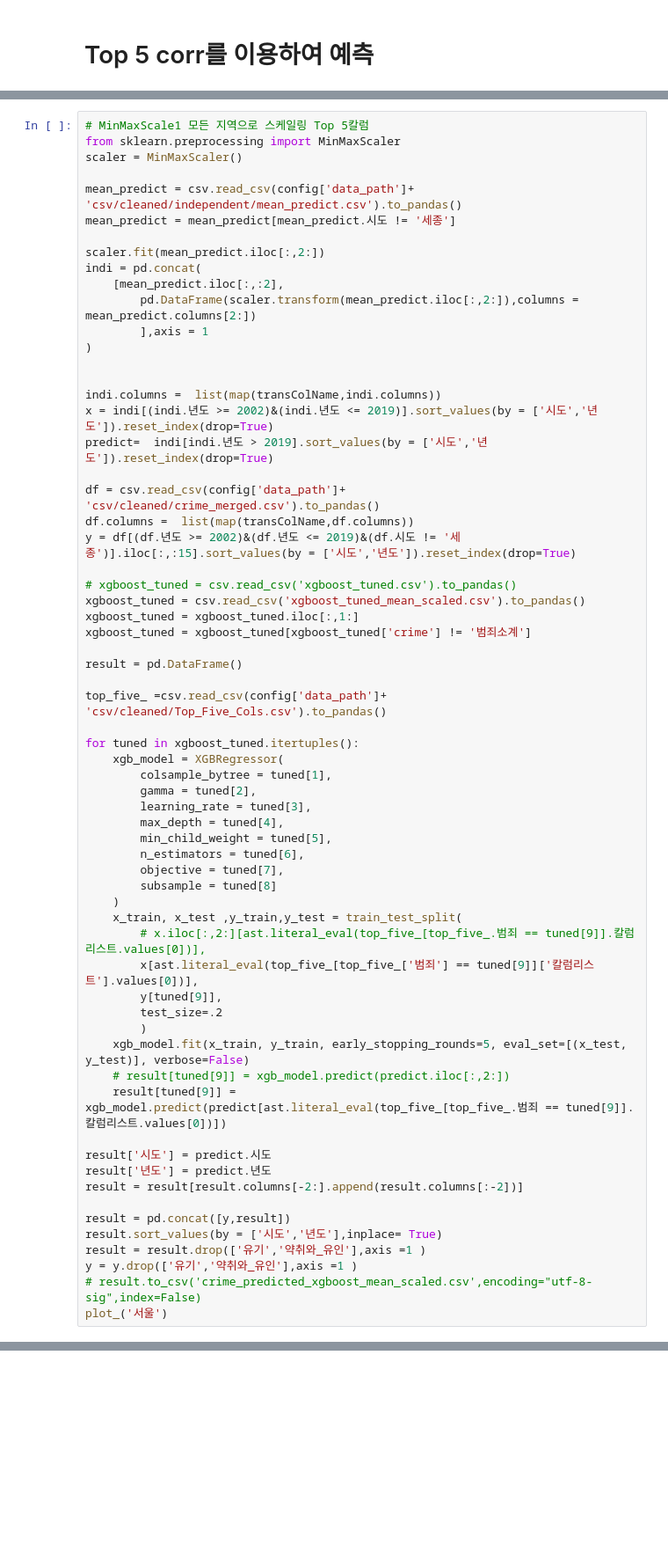
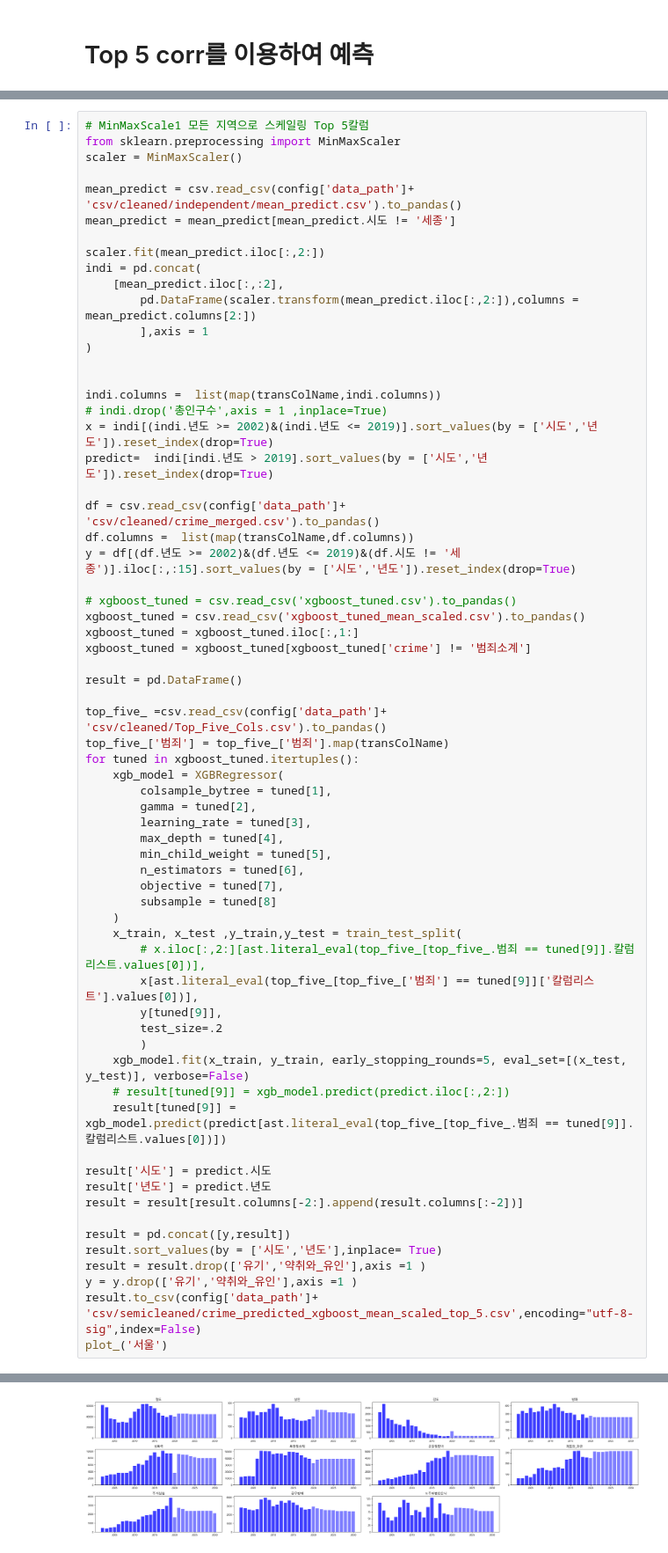
Before and after one commit to bapadapa/IITP_Project, a Jupyter notebook: finalProject/code/ML_learning.ipynb, the cells around one changed output, grey strips where cells are left out. Shown at 88% size. Saved outputs shown, nothing was run; the diff lists cells and outputs as text; blank space fills up the shorter version.

```diff
--- a/finalProject/code/ML_learning.ipynb
+++ b/finalProject/code/ML_learning.ipynb
@@ -821,6 +788,7 @@ indi = pd.concat(
 
 
 indi.columns =  list(map(transColName,indi.columns))
+# indi.drop('총인구수',axis = 1 ,inplace=True)
 x = indi[(indi.년도 >= 2002)&(indi.년도 <= 2019)].sort_values(by = ['시도','년도']).reset_index(drop=True)
 predict=  indi[indi.년도 > 2019].sort_values(by = ['시도','년도']).reset_index(drop=True)
 
@@ -836,7 +804,7 @@ xgboost_tuned = xgboost_tuned[xgboost_tuned['crime'] != '범죄소계']
 result = pd.DataFrame()
 
 top_five_ =csv.read_csv(config['data_path']+ 'csv/cleaned/Top_Five_Cols.csv').to_pandas()
-
+top_five_['범죄'] = top_five_['범죄'].map(transColName)
 for tuned in xgboost_tuned.itertuples():
     xgb_model = XGBRegressor(
         colsample_bytree = tuned[1],
@@ -866,6 +834,6 @@ result = pd.concat([y,result])
 result.sort_values(by = ['시도','년도'],inplace= True)
 result = result.drop(['유기','약취와_유인'],axis =1 )
 y = y.drop(['유기','약취와_유인'],axis =1 )
-# result.to_csv('crime_predicted_xgboost_mean_scaled.csv',encoding="utf-8-sig",index=False)
+result.to_csv(config['data_path']+ 'csv/semicleaned/crime_predicted_xgboost_mean_scaled_top_5.csv',encoding="utf-8-sig",index=False)
 plot_('서울')
 # %% [output]
@@ -872,0 +840 @@ IndexError: index 0 is out of bounds for axis 0 with size 0
+[figure, added]
```
Also changed, not shown: parts of 5 cells of this notebook.
